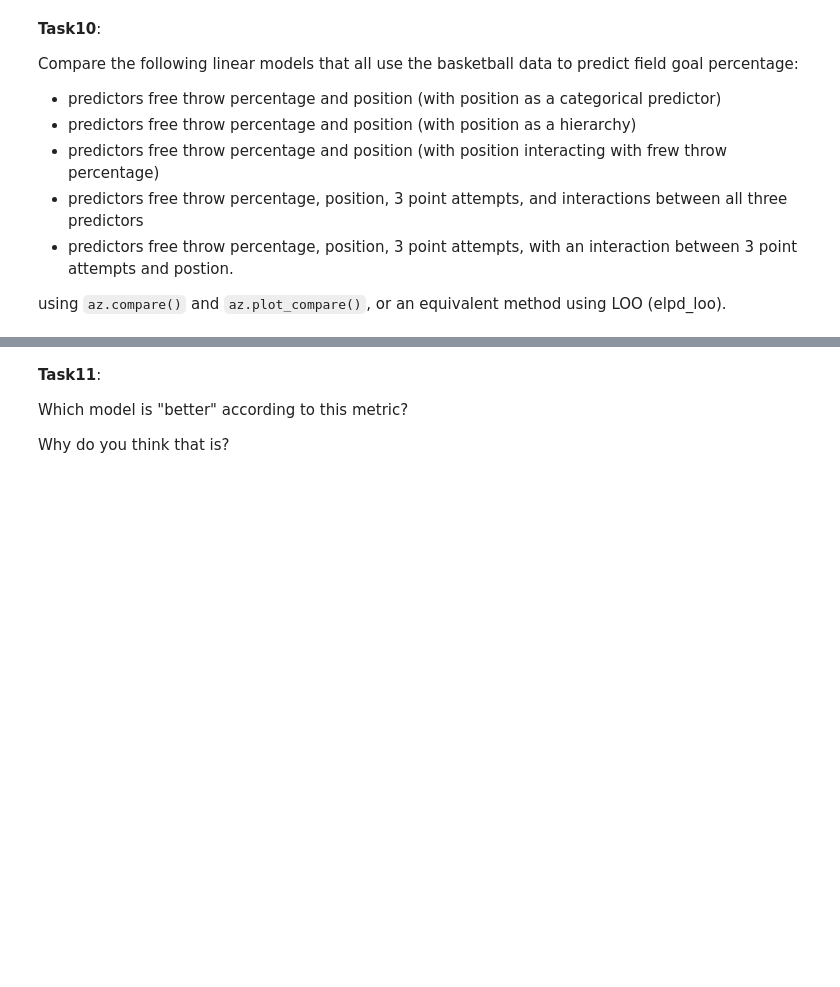
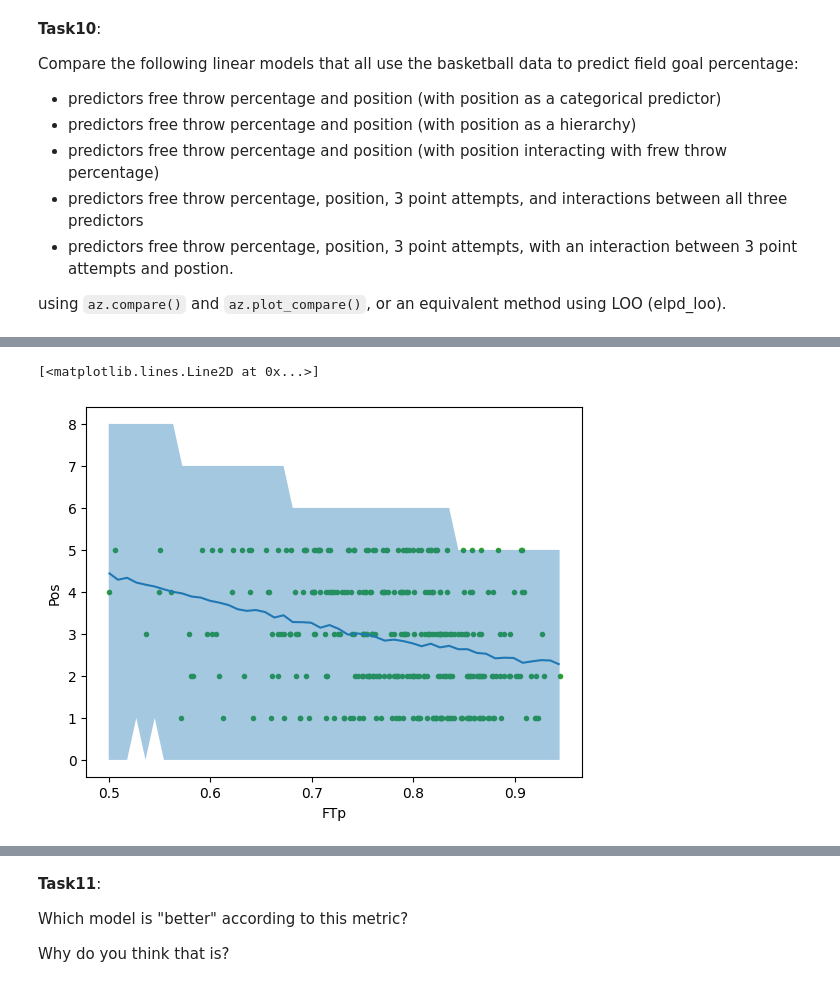
Before and after one commit to rheazh/Data-Analysis, a Jupyter notebook: Rhea's_Unit6ExercisesSF.ipynb, the cells around one changed output, grey strips where cells are left out. Drawn from its saved outputs; the diff is of its cells as text; code cells hidden in the pictures; blank space fills up the shorter version.

```diff
--- a/Rhea's_Unit6ExercisesSF.ipynb
+++ b/Rhea's_Unit6ExercisesSF.ipynb
@@ -218,0 +335,6 @@ TypeError: Encountered error in ELPD computation of compare.
+# %%
+bmb.interpret.plot_predictions(model_bb_bmb, idata_bb_bmb, "FTp", pps=True)
+plt.plot(bb.FTp, bb.Pos, "C2.", zorder=-3)
+# %% [output]
+[<matplotlib.lines.Line2D at 0x...>]
+[figure, added]
```
Also changed, not shown: parts of 44 cells of this notebook.
